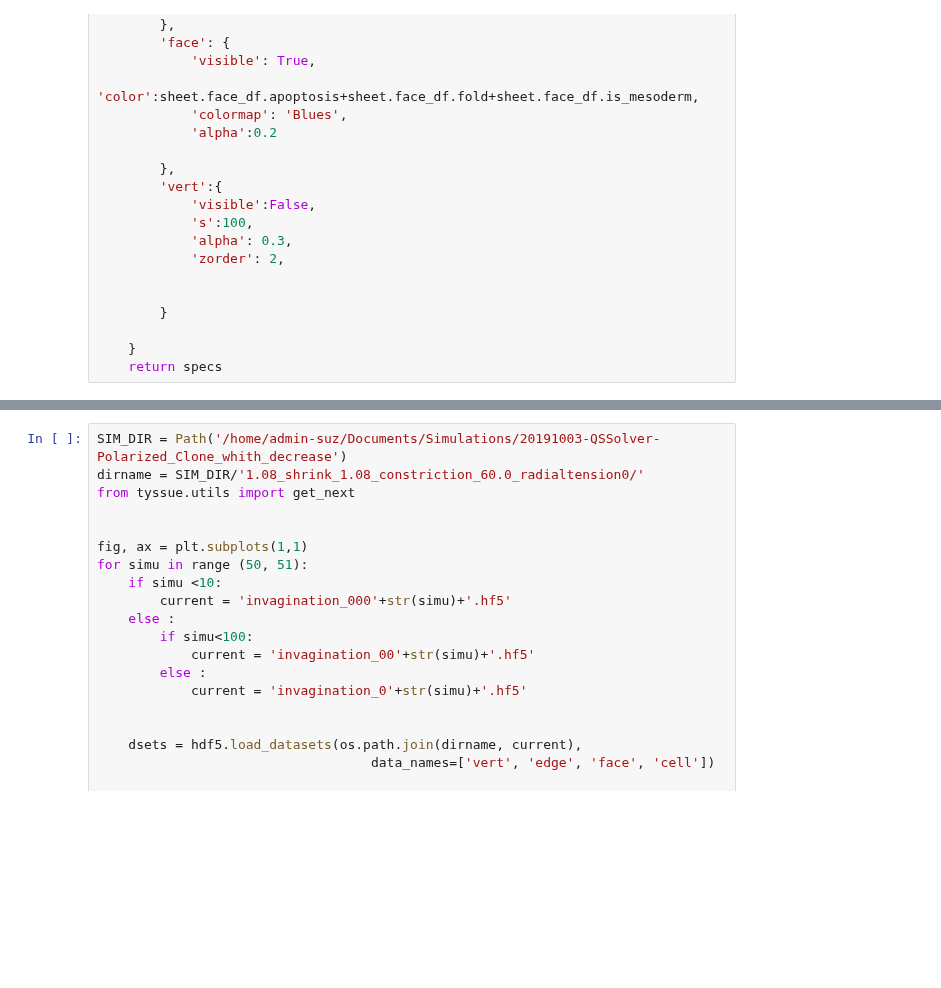
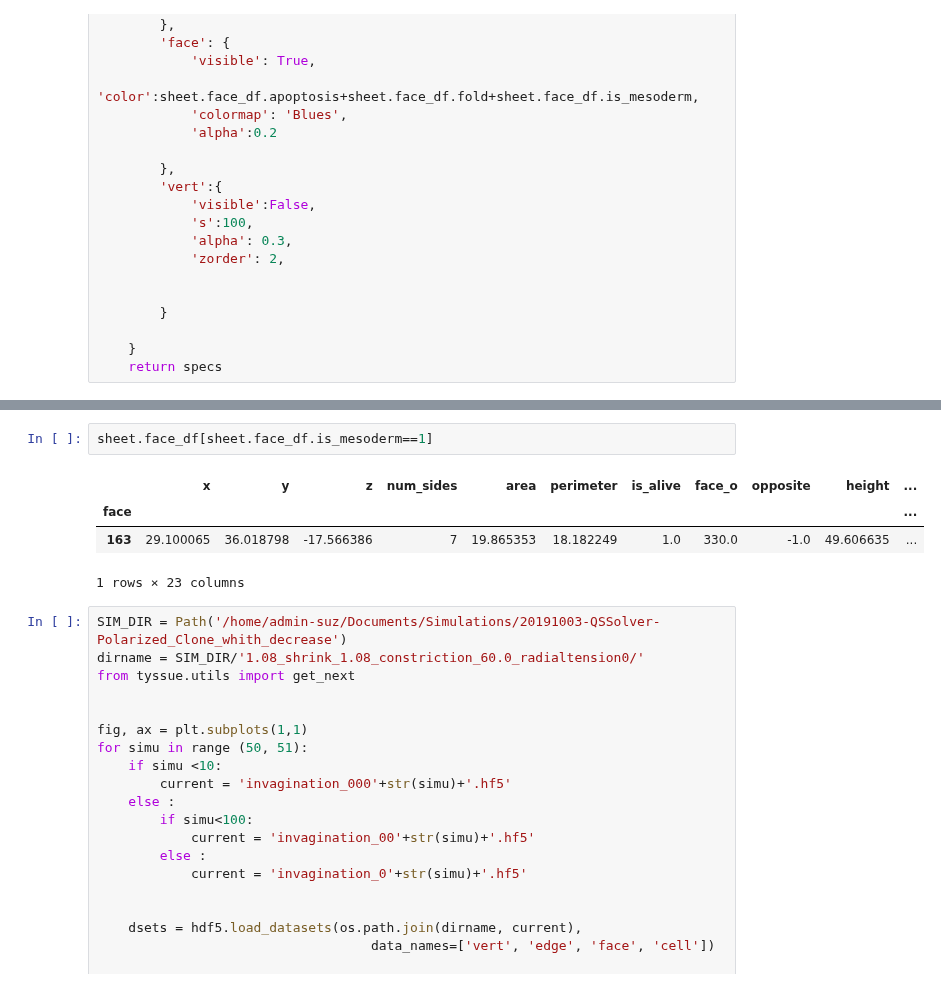
Before and after one commit to suzannelab/polarity, a Jupyter notebook: notebooks/QSSolver-Visualisation.ipynb, the cells around one changed output, grey strips where cells are left out. Drawn from its saved outputs; the diff is of its cells as text; blank space fills up the shorter version.

```diff
--- a/notebooks/QSSolver-Visualisation.ipynb
+++ b/notebooks/QSSolver-Visualisation.ipynb
@@ -260,3 +262,10 @@ fig.savefig('force'+str(simu)+'.png')"""
+# %%
+sheet.face_df[sheet.face_df.is_mesoderm==1]
+# %% [output]
+|  | x | y | z | num_sides | area | perimeter | is_alive | face_o | opposite | height | ... |
+| face |  |  |  |  |  |  |  |  |  |  | ... |
+| 163 | 29.100065 | 36.018798 | -17.566386 | 7 | 19.865353 | 18.182249 | 1.0 | 330.0 | -1.0 | 49.606635 | ... |
+1 rows × 23 columns
 # %%
 SIM_DIR = Path('/home/admin-suz/Documents/Simulations/20191003-QSSolver-Polarized_Clone_whith_decrease')
 dirname = SIM_DIR/'1.08_shrink_1.08_constriction_60.0_radialtension0/'
```
Also changed, not shown: parts of 3 cells of this notebook, 3 other files.
